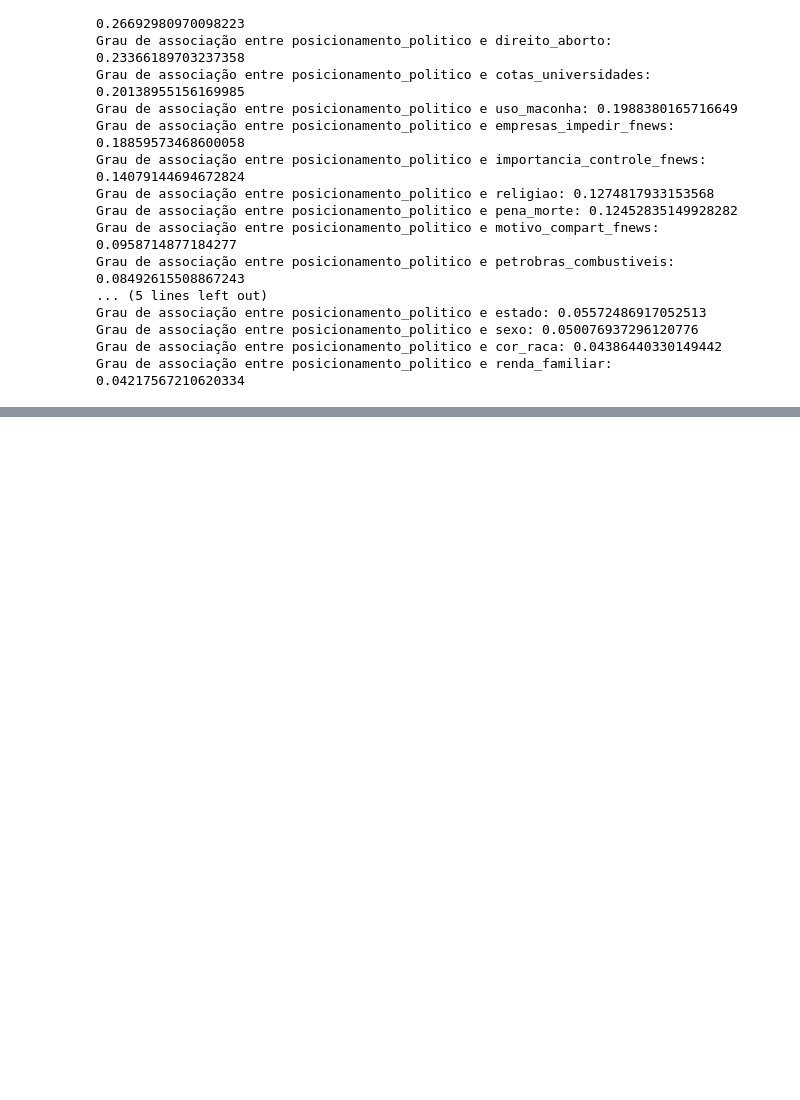
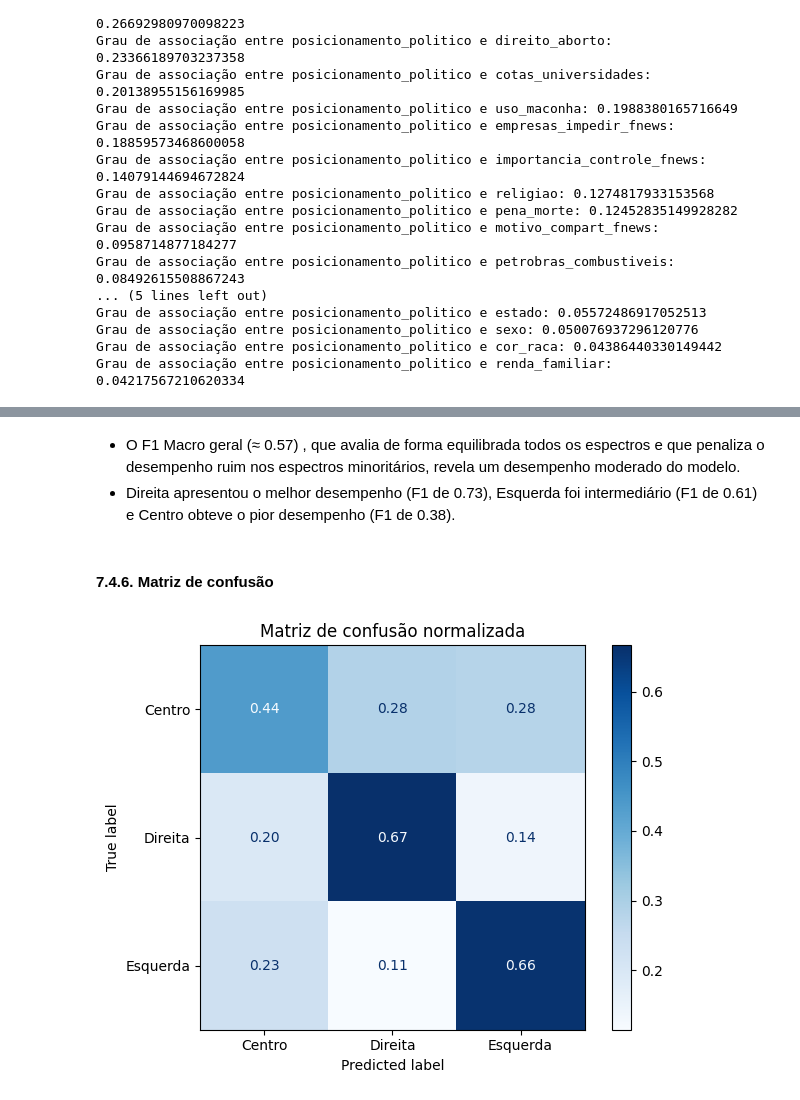
Before and after one commit to h-Soares/ds-espectro-politico-brasil, a Jupyter notebook: project.ipynb, the cells around one changed output, grey strips where cells are left out. Drawn from its saved outputs; the diff is of its cells as text; code cells hidden in the pictures; blank space fills up the shorter version.

Commit message:
modelo de previsão criado com catboost

```diff
--- a/project.ipynb
+++ b/project.ipynb
@@ -1364,0 +1388,5 @@ Além disso, pode-se utilizar essa análise para selecionar variáveis para sere
+# %%
+path_excel = r"data\raw\panorama_politico_06_2024\DATASEN BR 2024 06 BAROMETRO - DICIONARIO DE DADOS.xlsx"
+columns_names = ['empresas_impedir_fnews', 'importancia_controle_fnews', 'petrobras_combustiveis', 'uso_maconha', 'cotas_universidades', 'direito_aborto', 'pena_morte', 'posse_armas', 'confianca_urnas', 'satisfacao_democracia', 'regime_governo', 'religiao', 'escolaridade', 'faixa_etaria', 'posicionamento_politico']
+
+df_ml = map_df_to_text(df_ml, path_excel, columns_names)
@@ -1364,0 +1468,17 @@ Além disso, pode-se utilizar essa análise para selecionar variáveis para sere
+# %%
+print("Iniciando hyperparameter tuning com randomized search e GPU...")
+
+search_results = model_base.randomized_search(
+    grid_params,
+    X=train_pool,
+    cv=5,
+    n_iter=30,
+    partition_random_seed=42,
+    stratified=True,
+    refit=False,
+    verbose=False,
+    plot=False
+)
+
+best_params = search_results['params']
+print(f"\nMelhores parâmetros encontrados: {best_params}")
@@ -1364,0 +1505,17 @@ Além disso, pode-se utilizar essa análise para selecionar variáveis para sere
+# %%
+print("\nTreinando modelo final...")
+
+final_model = CatBoostClassifier(
+    **best_params,
+    task_type="GPU",
+    devices='0',
+    loss_function='MultiClass',
+    eval_metric='TotalF1',
+    early_stopping_rounds=75,
+    bootstrap_type="Bayesian",
+    verbose=100,
+    random_seed=42
+)
+
+final_model.fit(train_pool, eval_set=valid_pool, use_best_model=True)
+y_pred = final_model.predict(test_pool).flatten()
@@ -1364,0 +1548,13 @@ Além disso, pode-se utilizar essa análise para selecionar variáveis para sere
+# %% [markdown]
+* O F1 Macro geral (≈ 0.57) , que avalia de forma equilibrada todos os espectros e que penaliza o desempenho ruim nos espectros minoritários, revela um desempenho moderado do modelo.
+* Direita apresentou o melhor desempenho (F1 de 0.73), Esquerda foi intermediário (F1 de 0.61) e Centro obteve o pior desempenho (F1 de 0.38).
+# %% [markdown]
+#### **7.4.6. Matriz de confusão**
+# %%
+ConfusionMatrixDisplay.from_predictions(y_test, y_pred, normalize='true', values_format=".2f", cmap='Blues', display_labels=final_model.classes_)
+plt.title("Matriz de confusão normalizada")
+plt.tight_layout()
+plt.savefig(r'images\matriz_confusao_catboost.png')
+plt.show()
+# %% [output]
+[figure, added]
```
Also changed, not shown: parts of 37 cells of this notebook, 4 other files.
